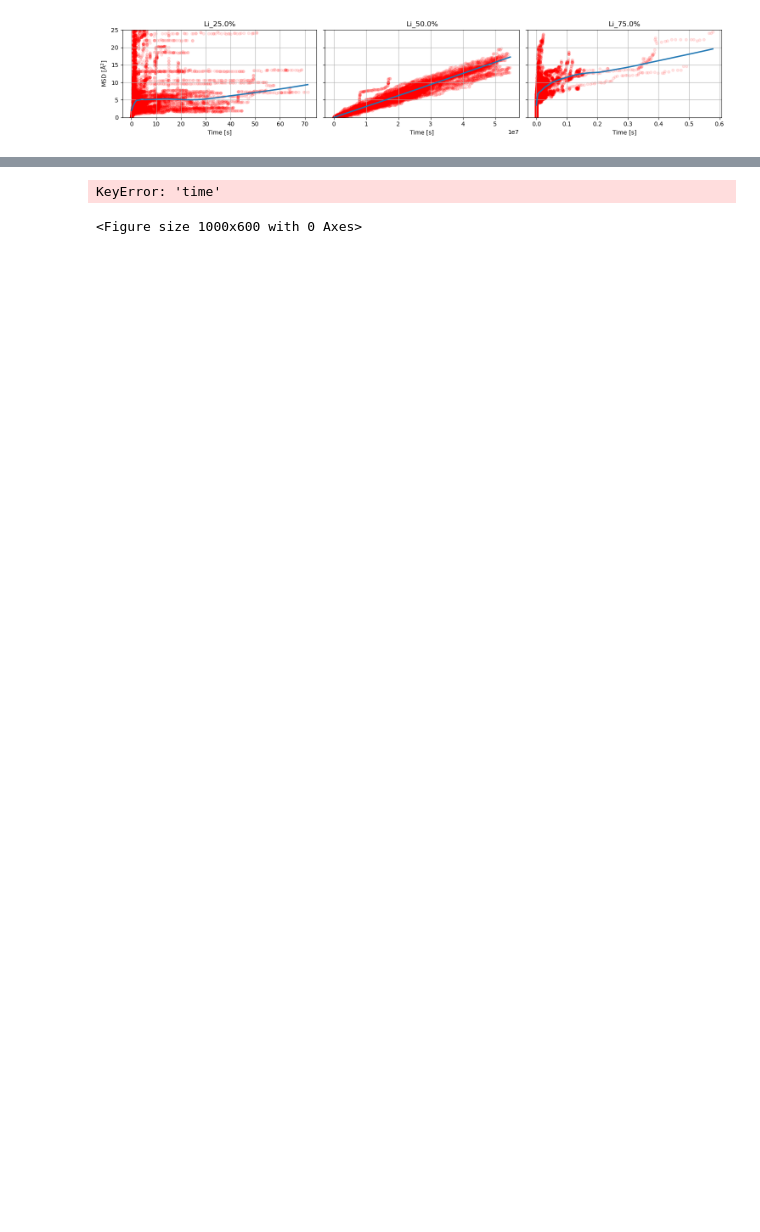
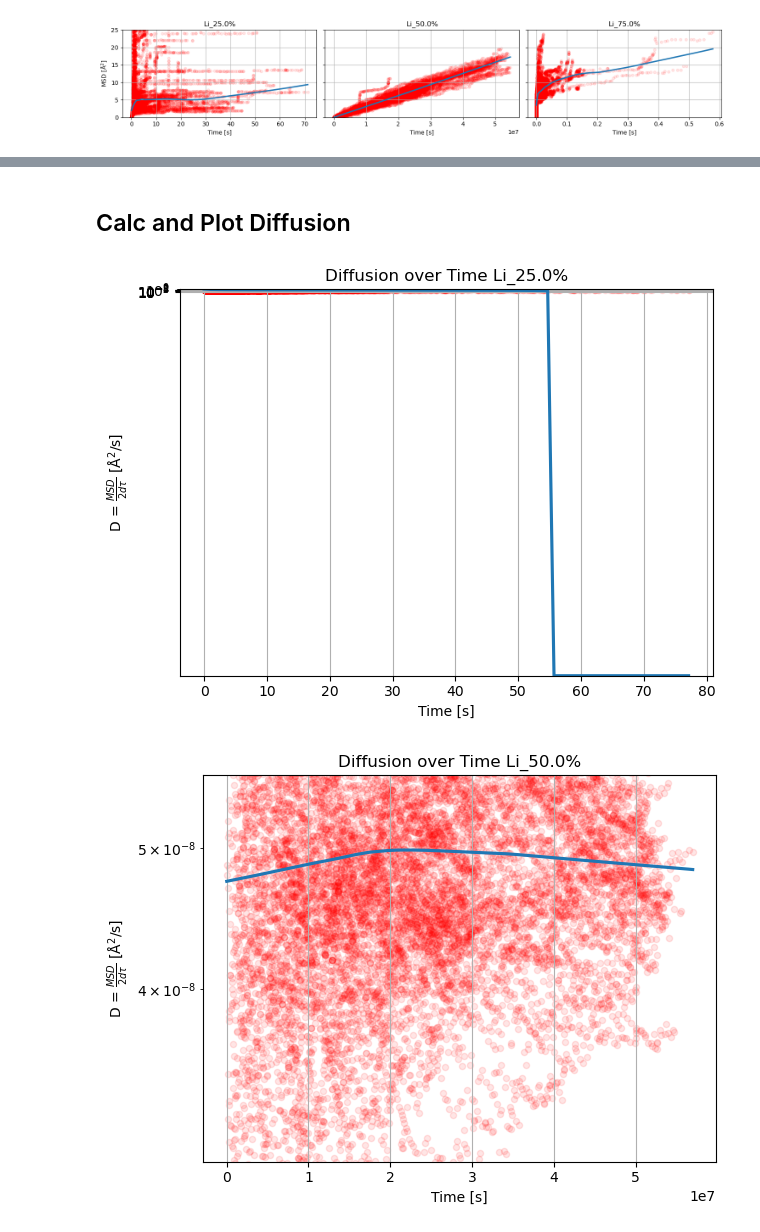
Before and after one commit to JohnLawrenceWargrave/jupyter_for_ARL, a Jupyter notebook: plot_MSD_over_time.ipynb, the cells around one changed output, grey strips where cells are left out. Cells and saved outputs as stored; diff of their text form; code cells hidden in the pictures; blank space fills up the shorter version.

```diff
--- a/plot_MSD_over_time.ipynb
+++ b/plot_MSD_over_time.ipynb
@@ -125,7 +173,7 @@ for conc in sorted(dict_results.keys(), key=float):
 plt.figure(figsize=(10, 6))
 for conc in sorted(dict_results.keys(), key=float):
     df = dict_results[conc]
-    sns.regplot(x=df['time in 1e+00 s'], y=df['MSD-Li'], scatter=False, label=f'{conc}%', line_kws={'label': f'{conc}%'}, ci=95, order=1, lowess=True)
+    sns.regplot(x=df['Time [s]'], y=df['MSD [A^2]'], scatter=False, label=f'{conc}%', line_kws={'label': f'{conc}%'}, ci=95, order=1, lowess=True)
 
 
 # manually set highest graph limits for better visibility
@@ -144,0 +193,2 @@ plt.show()
+# %% [markdown]
+## Calc and Plot Diffusion
@@ -145,21 +232,26 @@ plt.show()
 # %%
-# todo: # Calculate and plot the first derivative (numerical gradient) of the mean Net-MSD for all concentrations
+# Diffusion but all concentrations individual plots
+for conc in sorted(dict_results.keys(), key=float):
+    df = dict_results[conc].copy()
+    dimensionality = 3
+    y = df['MSD [A^2]'] / ( 2 * dimensionality * df['Time [s]'] )
+    sns.regplot(x=df['Time [s]'], y=y, scatter_kws={'s':20, 'alpha':0.1, 'color':'red'}, ci=95, order=1, lowess=True)
+    # y-limits based on 10th and 90th percentile for better visibility
+    ymin, ymax = y.quantile([0.05, 0.70])
+    pad = 0.05 * (ymax - ymin)
+    plt.ylim(ymin - pad, ymax + pad)
+    # x-limits based on 10th percentile for better visibility
+    #xmin = df['Time [s]'].quantile(0.30)
+    #plt.xlim(xmin, 80)
 
-plt.figure(figsize=(10, 6))
-for conc, df in dict_results.items():
-    # Calculate the first derivative using numpy.gradient
-    d_net = np.gradient(df['MSD-Li'], df['time in 1e+00 s'])
-    plt.plot(df['time'], d_net, label=f'{conc}%')
-
-plt.ylim(2e-6, 2e-5)  # Set y-axis limits for better visibility
-plt.xlabel('Time [s]')
-plt.ylabel('d(Net-MSD)/dt [$\mathrm{{\AA}}^2$/s]')
-plt.title('First Derivative of Net-MSD over Time for All Concentrations')
-plt.legend(title='Concentration')
-plt.grid()
-plt.tight_layout()
-plt.savefig(f'{simulation_folder}kmc_NetMSD_derivative_all_concentrations.png', dpi=300)
-plt.show()
+    plt.yscale("log")
+    plt.xlabel('Time [s]')
+    plt.ylabel(r'D = $\frac{MSD}{2d\tau}$ [$\mathrm{\AA}^2$/s]')
+    plt.title(f'Diffusion over Time Li_{conc}%')
+    plt.grid()
+    plt.tight_layout()
+    plt.savefig(f'{out_dir_diff}/kmc_Diffusion_uncut_{conc}.png', dpi=300)
+    plt.show()
 # %% [output]
-KeyError: 'time'
-<Figure size 1000x600 with 0 Axes>
+[figure, added]
+[figure, added]
```
Also changed, not shown: parts of 13 cells of this notebook, 16 other files.
